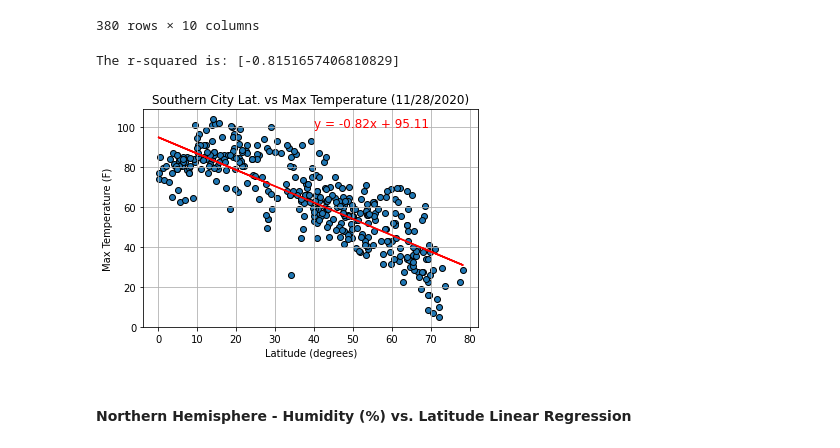
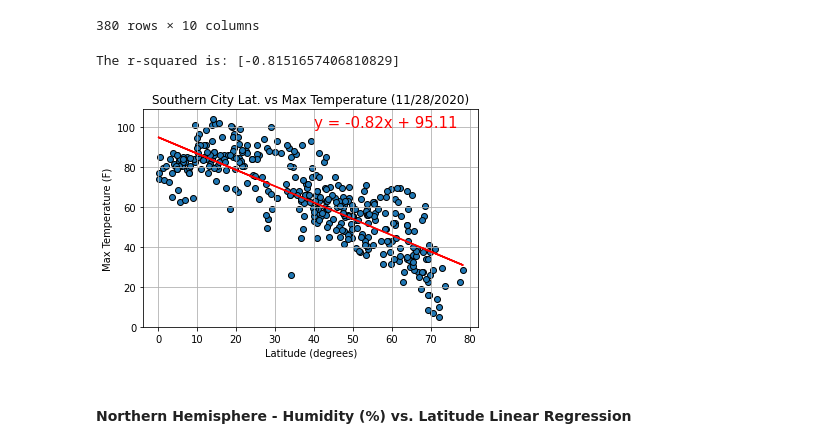
Before and after one commit to gelopez21/PythonAPI_Challenge_WK6, a Jupyter notebook: WeatherPy.ipynb, the cells around one changed output. Saved outputs shown, nothing was run; the diff lists cells and outputs as text; code cells hidden in the pictures.

```diff
--- a/WeatherPy.ipynb
+++ b/WeatherPy.ipynb
@@ -309,33 +309,33 @@ southerncitydata
 # %%
 #Use for reference - Southern Hemisphere DataFrame
 # southerncitydata = df.loc[df["Lat"] >= 0]
 # southerncitydata
 
 y = southerncitydata["Max Temp"]
 x = southerncitydata["Lat"]
 slope, intercept, rvalue, pvalue, stderr = linregress(x, y)
 regression_values = x * slope + intercept
 line_eq = "y = " + str(round(slope,2)) + "x + " + str(round(intercept,2))
 
 plt.scatter(southerncitydata['Lat'],southerncitydata['Max Temp'],edgecolors='k')
 plt.ylabel("Max Temperature (F)")
 plt.plot(x, regression_values, "red")
 plt.xlabel("Latitude (degrees)")
 plt.title(f"Southern City Lat. vs Max Temperature ({today})")
 plt.grid()
 (slope, intercept, rvalue, pvalue, stderr) = linregress(x, y)
 regress_values = x * slope + intercept
 line_eq = "y = " + str(round(slope,2)) + "x + " + str(round(intercept,2))
 r_squared = rvalue**2
 
 plt.plot(x, regression_values,"r-")
-plt.annotate((line_eq),(40,100),fontsize=12,color="red")
+plt.annotate((line_eq),(40,100),fontsize=15,color="red")
 
 print(f"The r-squared is: {[rvalue]}")
 
 plt.savefig("output_data/SouthernCityLat_v_MaxTemp.png")
 # %% [output]
 The r-squared is: [-0.8151657406810829]
-[figure, old version]
+[figure, new version]
 # %% [markdown]
 ####  Northern Hemisphere - Humidity (%) vs. Latitude Linear Regression
```
Also changed, not shown: parts of 5 cells of this notebook.
